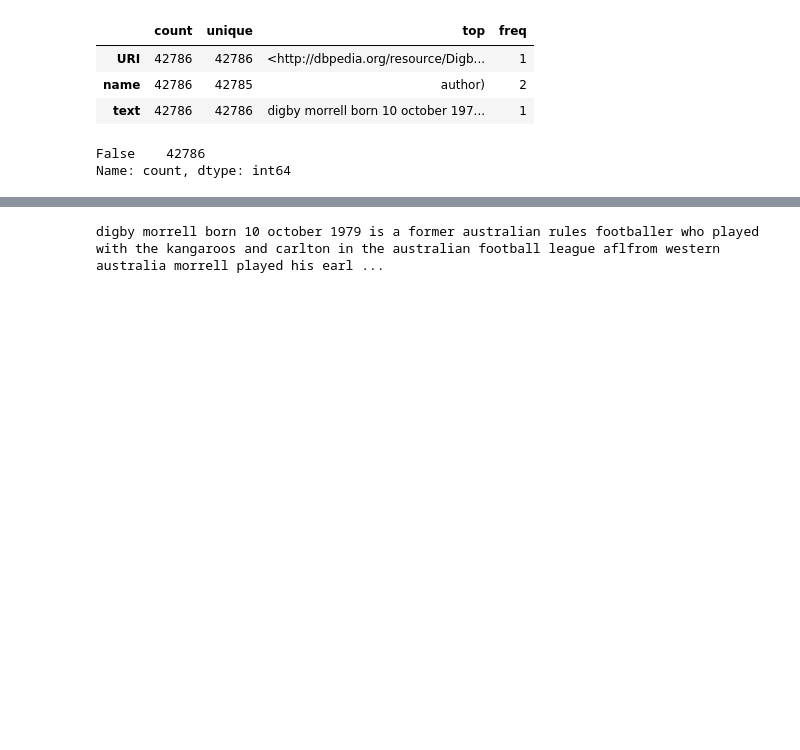
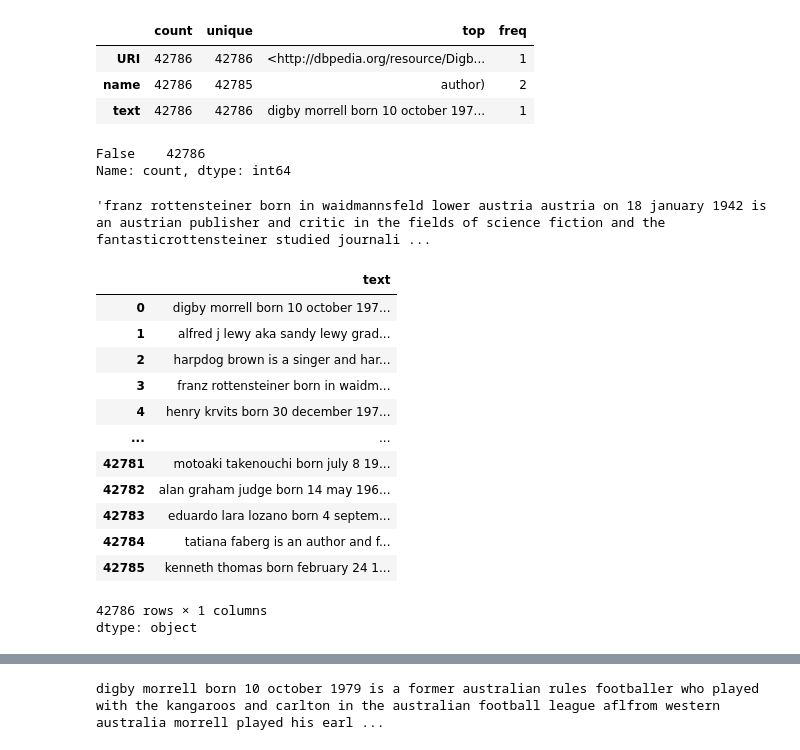
Before and after one commit to samula98/proj5_v0, a Jupyter notebook: proj5_v00_NLP_Description_for_Students.ipynb, the cells around one changed output, grey strips where cells are left out. Saved outputs shown, nothing was run; the diff lists cells and outputs as text; code cells hidden in the pictures; blank space fills up the shorter version.

```diff
--- a/proj5_v00_NLP_Description_for_Students.ipynb
+++ b/proj5_v00_NLP_Description_for_Students.ipynb
@@ -109,3 +112,25 @@ print(df.duplicated().value_counts()) # no duplicated data
 # %% [output]
 False    42786
 Name: count, dtype: int64
+# %%
+df.iloc[3]['text']
+# %% [output]
+'franz rottensteiner born in waidmannsfeld lower austria austria on 18 january 1942 is an austrian publisher and critic in the fields of science fiction and the fantasticrottensteiner studied journali ...
+# %%
+df_text = df.iloc[:]['text']
+df_text
+# %% [output]
+|  | text |
+| 0 | digby morrell born 10 october 197... |
+| 1 | alfred j lewy aka sandy lewy grad... |
+| 2 | harpdog brown is a singer and har... |
+| 3 | franz rottensteiner born in waidm... |
+| 4 | henry krvits born 30 december 197... |
+| ... | ... |
+| 42781 | motoaki takenouchi born july 8 19... |
+| 42782 | alan graham judge born 14 may 196... |
+| 42783 | eduardo lara lozano born 4 septem... |
+| 42784 | tatiana faberg is an author and f... |
+| 42785 | kenneth thomas born february 24 1... |
+42786 rows × 1 columns
+dtype: object
```
Also changed, not shown: parts of 14 cells of this notebook.
